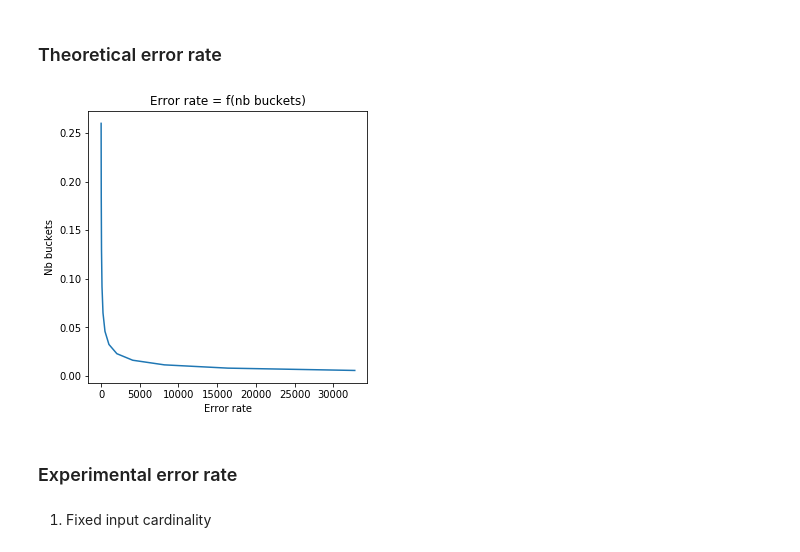
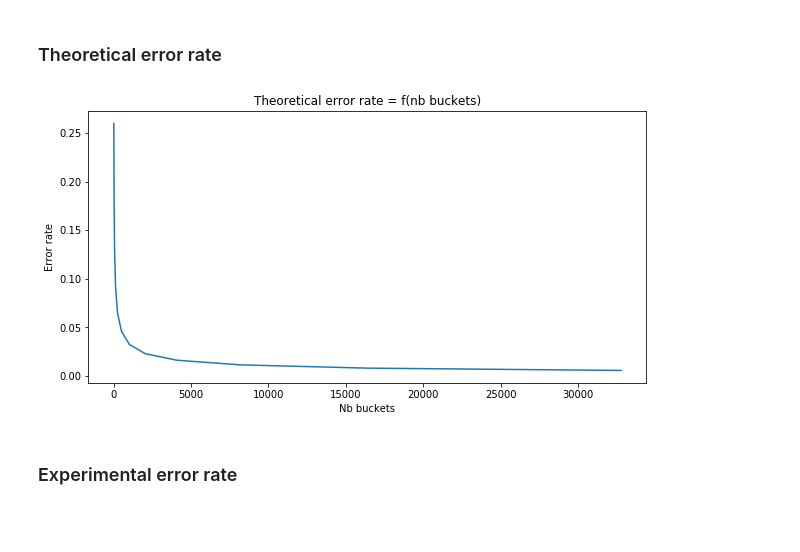
Before and after one commit to streaming-algorithms/hyper_log_log, a Jupyter notebook: notebooks/hyper_log_log_benchmark.ipynb, the cells around one changed output. Saved outputs shown, nothing was run; the diff lists cells and outputs as text; code cells hidden in the pictures; blank space fills up the shorter version.

```diff
--- a/notebooks/hyper_log_log_benchmark.ipynb
+++ b/notebooks/hyper_log_log_benchmark.ipynb
@@ -10,14 +9,14 @@ import matplotlib.pyplot as plt
 # %%
 sample_nb_buckets = [2 ** x for x in range(4, 16)]
 sample_error_rate = [theoretical_error_rate(nb_buckets) for nb_buckets in sample_nb_buckets]
-plt.figure(figsize=(15,5))
+plt.figure(figsize=(10,5))
 plt.title("Theoretical error rate = f(nb buckets)")
-plt.xlabel("Error rate")
-plt.ylabel("Nb buckets")
+plt.ylabel("Error rate")
+plt.xlabel("Nb buckets")
 plt.plot(sample_nb_buckets, sample_error_rate)
 plt.show()
 # %% [output]
-[figure, old version]
+[figure, new version]
 # %% [markdown]
 ### Experimental  error rate
 # %%
@@ -27,5 +25,3 @@ NB_ITERATIONS = 10
-# %% [markdown]
-1. Fixed input cardinality
 # %%
 sample_nb_buckets = [2 ** x for x in range(4, 16)]
 sample_error_rate = [experimental_error_rate(nb_buckets=nb_buckets,
```
Also changed, not shown: parts of 4 cells of this notebook.
